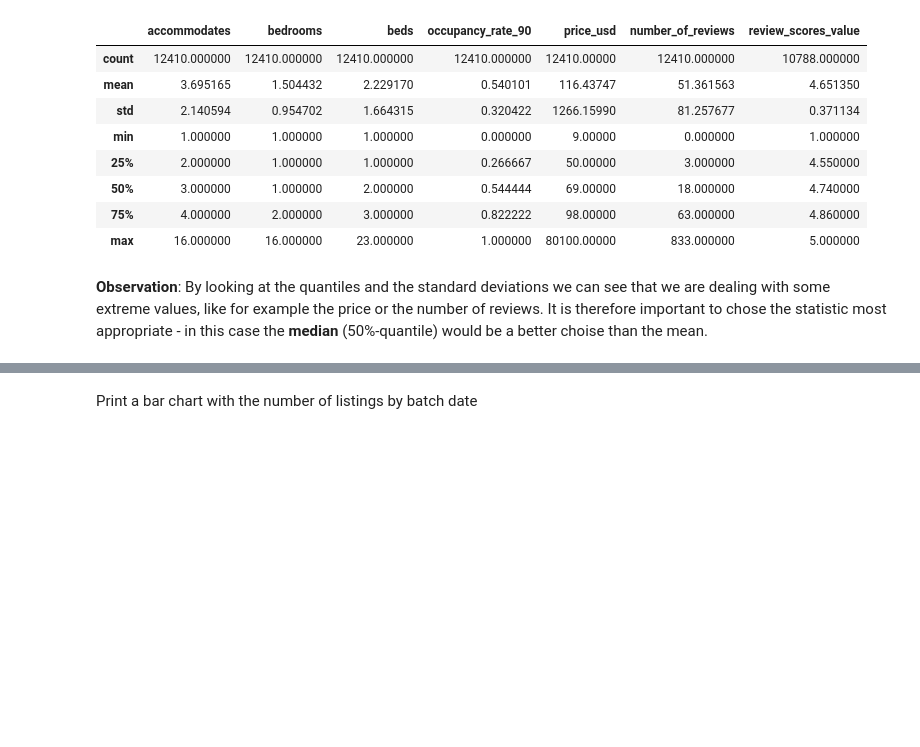
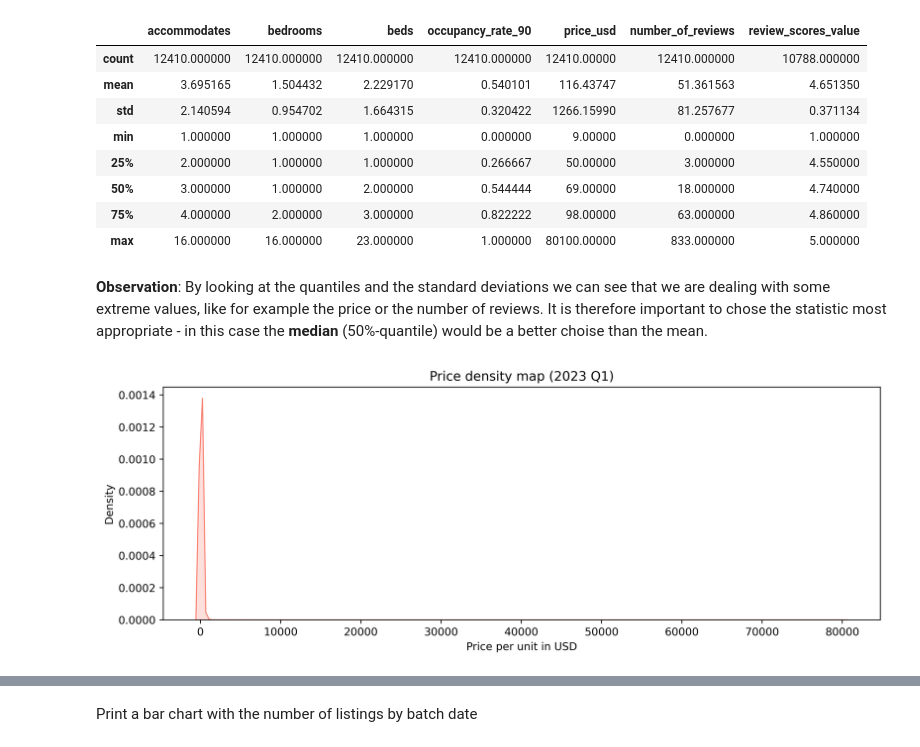
Before and after one commit to bruno-f7s/portfolio, a Jupyter notebook: airbnb-porto-2023/airbnb-porto-2023-eda.ipynb, the cells around one changed output, grey strips where cells are left out. Saved outputs shown, nothing was run; the diff lists cells and outputs as text; code cells hidden in the pictures; blank space fills up the shorter version.

```diff
--- a/airbnb-porto-2023/airbnb-porto-2023-eda.ipynb
+++ b/airbnb-porto-2023/airbnb-porto-2023-eda.ipynb
@@ -397,3 +427,12 @@ listings_df_ls[0][["accommodates","bedrooms","beds","occupancy_rate_90","price_u
 | max | 16.000000 | 16.000000 | 23.000000 | 1.000000 | 80100.00000 | 833.000000 | 5.000000 |
 # %% [markdown]
 __Observation__: By looking at the quantiles and the standard deviations we can see that we are dealing with some extreme values, like for example the price or the number of reviews. It is therefore important to chose the statistic most appropriate - in this case the __median__ (50%-quantile) would be a better choise than the mean.
+# %%
+#Print the price distribution
+plt.figure(figsize=(12,4),dpi=500)
+plt.xlabel('Price per unit in USD')
+plt.title('Price density map (2023 Q1)')
+
+sns.kdeplot(x=listings_df_ls[0]["price_usd"],color="salmon", shade=True);
+# %% [output]
+[figure, added]
```
Also changed, not shown: parts of 50 cells of this notebook.
